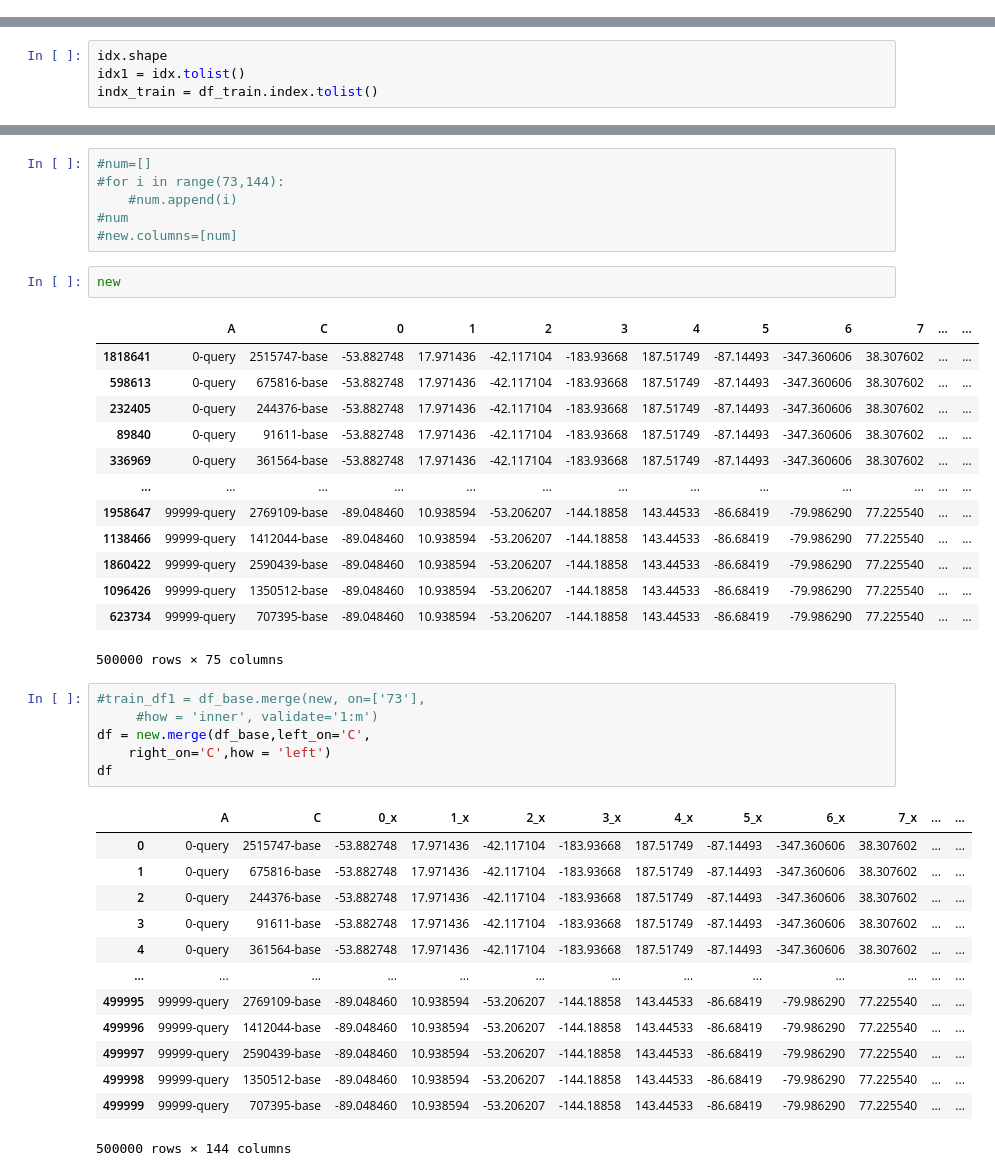
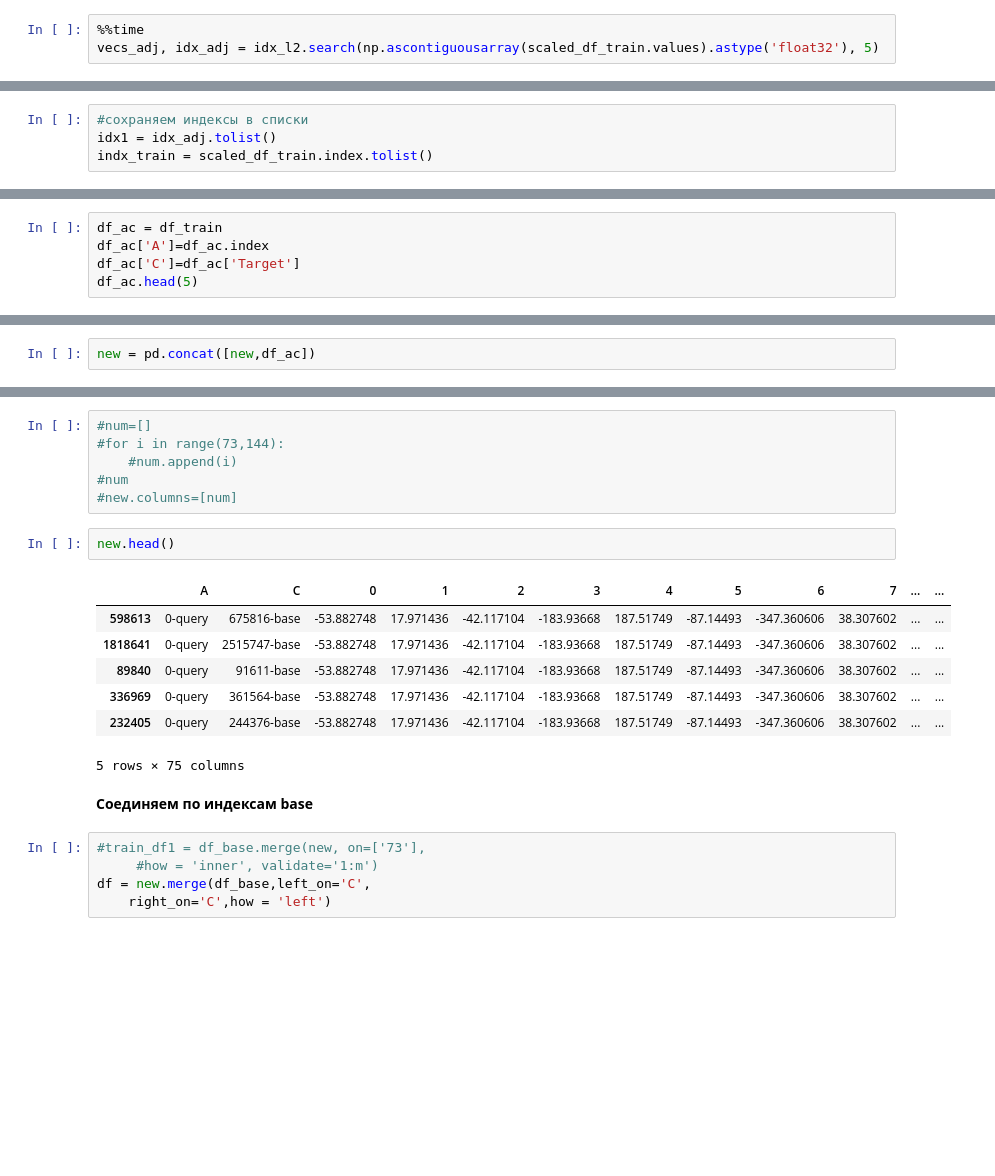
Before and after one commit to CherkasovaViktoria/range, a Jupyter notebook: Untitled4.ipynb, the cells around one changed output, grey strips where cells are left out. Saved outputs shown, nothing was run; the diff lists cells and outputs as text; blank space fills up the shorter version.

```diff
--- a/Untitled4.ipynb
+++ b/Untitled4.ipynb
@@ -140,0 +327,3 @@ print(100 * acc / len(idx))
+# %%
+%%time
+vecs_adj, idx_adj = idx_l2.search(np.ascontiguousarray(scaled_df_train.values).astype('float32'), 5)
@@ -141,4 +484,4 @@ print(100 * acc / len(idx))
 # %%
-idx.shape
-idx1 = idx.tolist()
-indx_train = df_train.index.tolist()
+#сохраняем индексы в списки
+idx1 = idx_adj.tolist()
+indx_train = scaled_df_train.index.tolist()
@@ -227,0 +592,5 @@ new
+# %%
+df_ac = df_train
+df_ac['A']=df_ac.index
+df_ac['C']=df_ac['Target']
+df_ac.head(5)
@@ -228,3 +606,5 @@ new
+# %%
+new = pd.concat([new,df_ac])
 # %%
 new.info()
 # %% [output]
@@ -252,41 +647,22 @@ memory usage: 289.9+ MB
 #num
 #new.columns=[num]
 # %%
-new
+new.head()
 # %% [output]
 |  | A | C | 0 | 1 | 2 | 3 | 4 | 5 | 6 | 7 | ... | ... |
+| 598613 | 0-query | 675816-base | -53.882748 | 17.971436 | -42.117104 | -183.93668 | 187.51749 | -87.14493 | -347.360606 | 38.307602 | ... | ... |
 | 1818641 | 0-query | 2515747-base | -53.882748 | 17.971436 | -42.117104 | -183.93668 | 187.51749 | -87.14493 | -347.360606 | 38.307602 | ... | ... |
-| 598613 | 0-query | 675816-base | -53.882748 | 17.971436 | -42.117104 | -183.93668 | 187.51749 | -87.14493 | -347.360606 | 38.307602 | ... | ... |
-| 232405 | 0-query | 244376-base | -53.882748 | 17.971436 | -42.117104 | -183.93668 | 187.51749 | -87.14493 | -347.360606 | 38.307602 | ... | ... |
 | 89840 | 0-query | 91611-base | -53.882748 | 17.971436 | -42.117104 | -183.93668 | 187.51749 | -87.14493 | -347.360606 | 38.307602 | ... | ... |
 | 336969 | 0-query | 361564-base | -53.882748 | 17.971436 | -42.117104 | -183.93668 | 187.51749 | -87.14493 | -347.360606 | 38.307602 | ... | ... |
-| ... | ... | ... | ... | ... | ... | ... | ... | ... | ... | ... | ... | ... |
-| 1958647 | 99999-query | 2769109-base | -89.048460 | 10.938594 | -53.206207 | -144.18858 | 143.44533 | -86.68419 | -79.986290 | 77.225540 | ... | ... |
-| 1138466 | 99999-query | 1412044-base | -89.048460 | 10.938594 | -53.206207 | -144.18858 | 143.44533 | -86.68419 | -79.986290 | 77.225540 | ... | ... |
-| 1860422 | 99999-query | 2590439-base | -89.048460 | 10.938594 | -53.206207 | -144.18858 | 143.44533 | -86.68419 | -79.986290 | 77.225540 | ... | ... |
-| 1096426 | 99999-query | 1350512-base | -89.048460 | 10.938594 | -53.206207 | -144.18858 | 143.44533 | -86.68419 | -79.986290 | 77.225540 | ... | ... |
-| 623734 | 99999-query | 707395-base | -89.048460 | 10.938594 | -53.206207 | -144.18858 | 143.44533 | -86.68419 | -79.986290 | 77.225540 | ... | ... |
+| 232405 | 0-query | 244376-base | -53.882748 | 17.971436 | -42.117104 | -183.93668 | 187.51749 | -87.14493 | -347.360606 | 38.307602 | ... | ... |
-500000 rows × 75 columns
+5 rows × 75 columns
+# %% [markdown]
+**Соединяем по индексам base**
 # %%
 #train_df1 = df_base.merge(new, on=['73'],
      #how = 'inner', validate='1:m')
 df = new.merge(df_base,left_on='C',
     right_on='C',how = 'left')
-df
-# %% [output]
-|  | A | C | 0_x | 1_x | 2_x | 3_x | 4_x | 5_x | 6_x | 7_x | ... | ... |
-| 0 | 0-query | 2515747-base | -53.882748 | 17.971436 | -42.117104 | -183.93668 | 187.51749 | -87.14493 | -347.360606 | 38.307602 | ... | ... |
-| 1 | 0-query | 675816-base | -53.882748 | 17.971436 | -42.117104 | -183.93668 | 187.51749 | -87.14493 | -347.360606 | 38.307602 | ... | ... |
-| 2 | 0-query | 244376-base | -53.882748 | 17.971436 | -42.117104 | -183.93668 | 187.51749 | -87.14493 | -347.360606 | 38.307602 | ... | ... |
-| 3 | 0-query | 91611-base | -53.882748 | 17.971436 | -42.117104 | -183.93668 | 187.51749 | -87.14493 | -347.360606 | 38.307602 | ... | ... |
-| 4 | 0-query | 361564-base | -53.882748 | 17.971436 | -42.117104 | -183.93668 | 187.51749 | -87.14493 | -347.360606 | 38.307602 | ... | ... |
-| ... | ... | ... | ... | ... | ... | ... | ... | ... | ... | ... | ... | ... |
-| 499995 | 99999-query | 2769109-base | -89.048460 | 10.938594 | -53.206207 | -144.18858 | 143.44533 | -86.68419 | -79.986290 | 77.225540 | ... | ... |
-| 499996 | 99999-query | 1412044-base | -89.048460 | 10.938594 | -53.206207 | -144.18858 | 143.44533 | -86.68419 | -79.986290 | 77.225540 | ... | ... |
-| 499997 | 99999-query | 2590439-base | -89.048460 | 10.938594 | -53.206207 | -144.18858 | 143.44533 | -86.68419 | -79.986290 | 77.225540 | ... | ... |
-| 499998 | 99999-query | 1350512-base | -89.048460 | 10.938594 | -53.206207 | -144.18858 | 143.44533 | -86.68419 | -79.986290 | 77.225540 | ... | ... |
-| 499999 | 99999-query | 707395-base | -89.048460 | 10.938594 | -53.206207 | -144.18858 | 143.44533 | -86.68419 | -79.986290 | 77.225540 | ... | ... |
-500000 rows × 144 columns
 # %%
 df.info()
 # %% [output]
```
Also changed, not shown: parts of 155 cells of this notebook.
